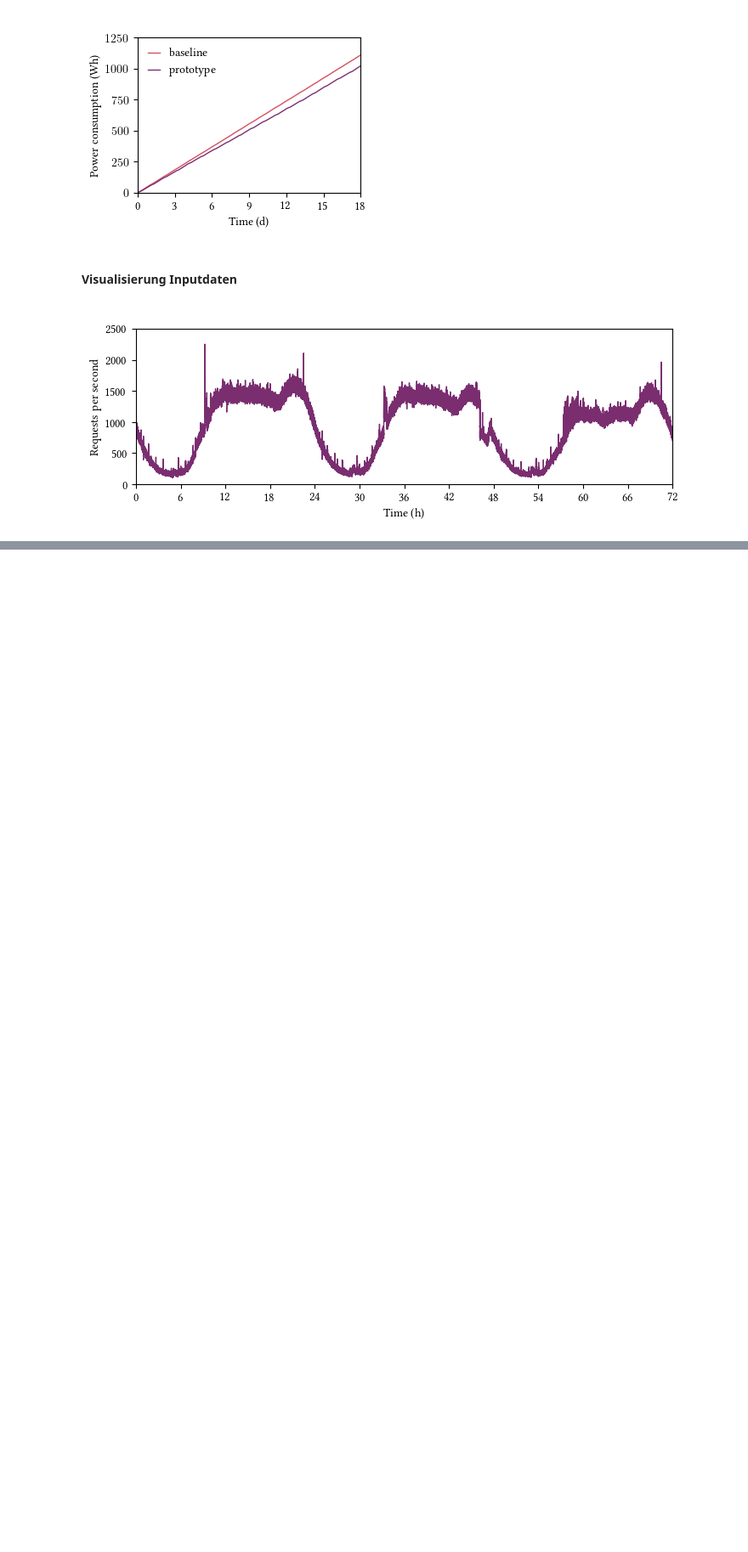
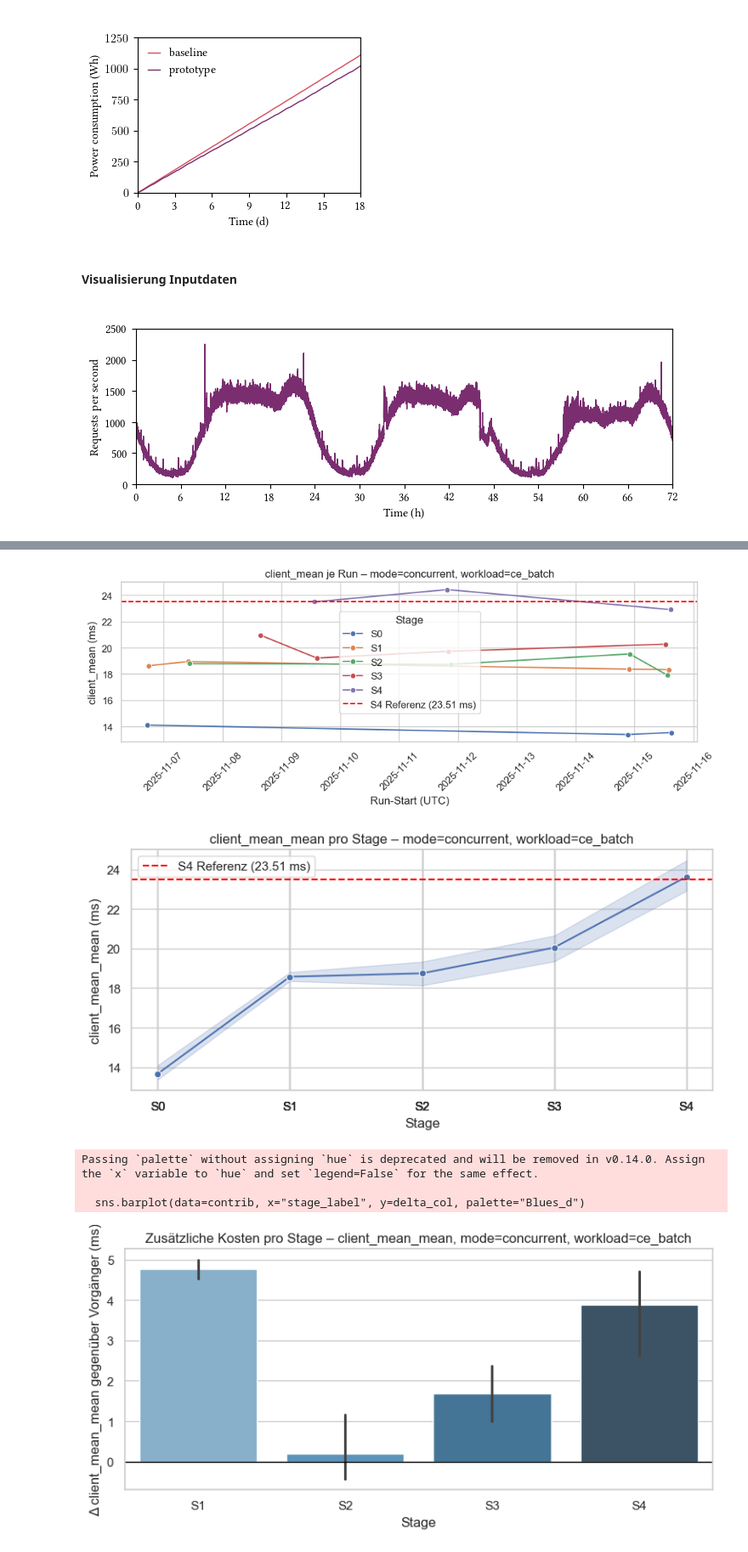
Before and after one commit to susannahufnagl/cloud-run-latency-analysis, a Jupyter notebook: analysis/Untitled.ipynb, the cells around one changed output, grey strips where cells are left out. Shown at 85% size. Cells and saved outputs as stored; diff of their text form; code cells hidden in the pictures; blank space fills up the shorter version.

```diff
--- a/analysis/Untitled.ipynb
+++ b/analysis/Untitled.ipynb
@@ -798,0 +846,24 @@ else:
+# %%
+run_means = (
+    run_summary.assign(run_started_at=pd.to_datetime(run_summary["run_started_at"]))[
+        [
+            "run_started_at",
+            "run_id",
+            "stage_num",
+            "stage_label",
+            "mode",
+            "workload",
+            "client_mean",
+            "client_p50",
+            "client_p95",
+            "client_p99",
+            "server_mean",
+            "server_p50",
+            "server_p95",
+            "server_p99",
+        ]
+    ]
+    .sort_values(["stage_num", "run_started_at"])
+    .reset_index(drop=True)
+)
+run_means.head()
@@ -798,0 +1177,11 @@ else:
+# %%
+plot_run_mean_timeseries(run_means, metric="client_mean", mode="concurrent", workload="ce_batch", reference_stage="S4")
+plot_phase_means(category_summary, metric="client_mean_mean", mode="concurrent", workload="ce_batch", reference_stage="S4")
+plot_phase_contributions(phase_deltas, metric="client_mean_mean", mode="concurrent", workload="ce_batch")
+# %% [output]
+[figure, added]
+[figure, added]
+Passing `palette` without assigning `hue` is deprecated and will be removed in v0.14.0. Assign the `x` variable to `hue` and set `legend=False` for the same effect.
+
+  sns.barplot(data=contrib, x="stage_label", y=delta_col, palette="Blues_d")
+[figure, added]
```
Also changed, not shown: parts of 26 cells of this notebook, 13 other files.
